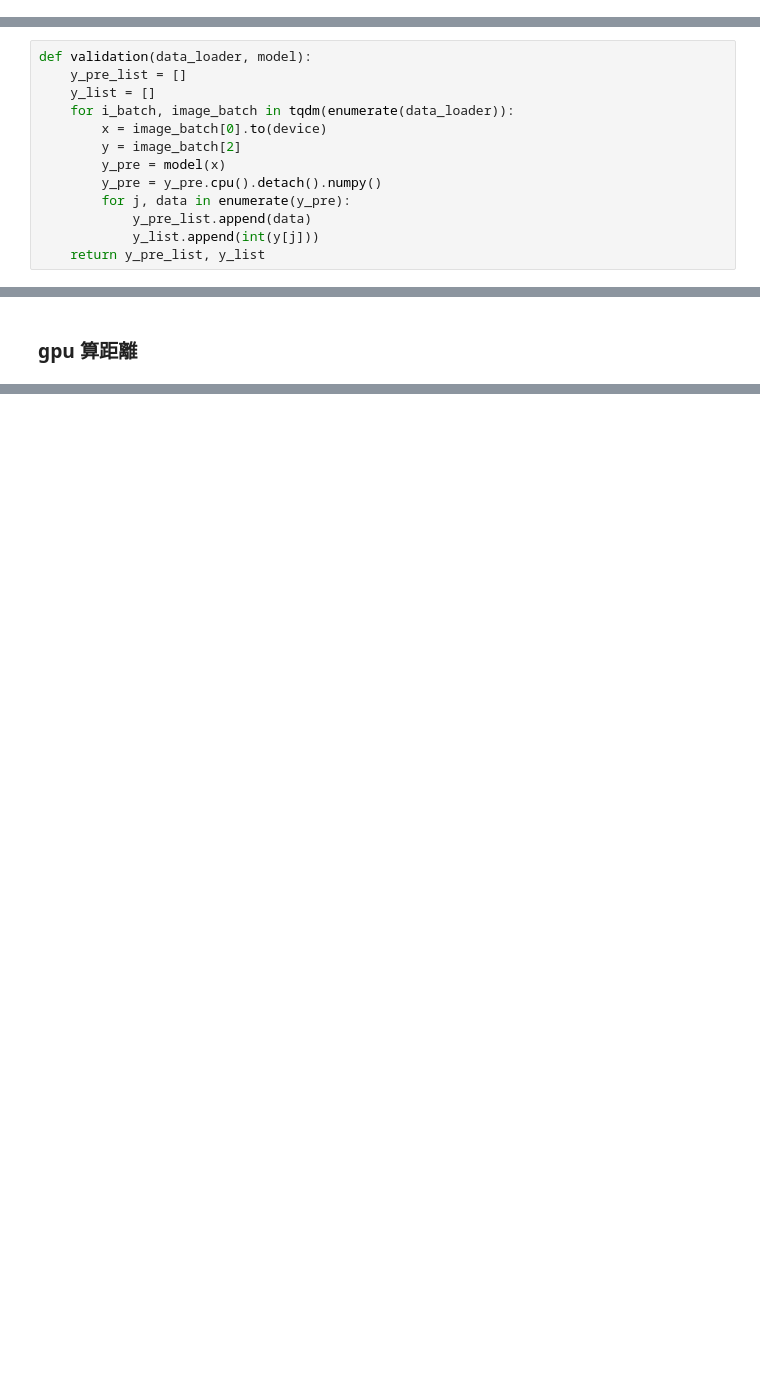
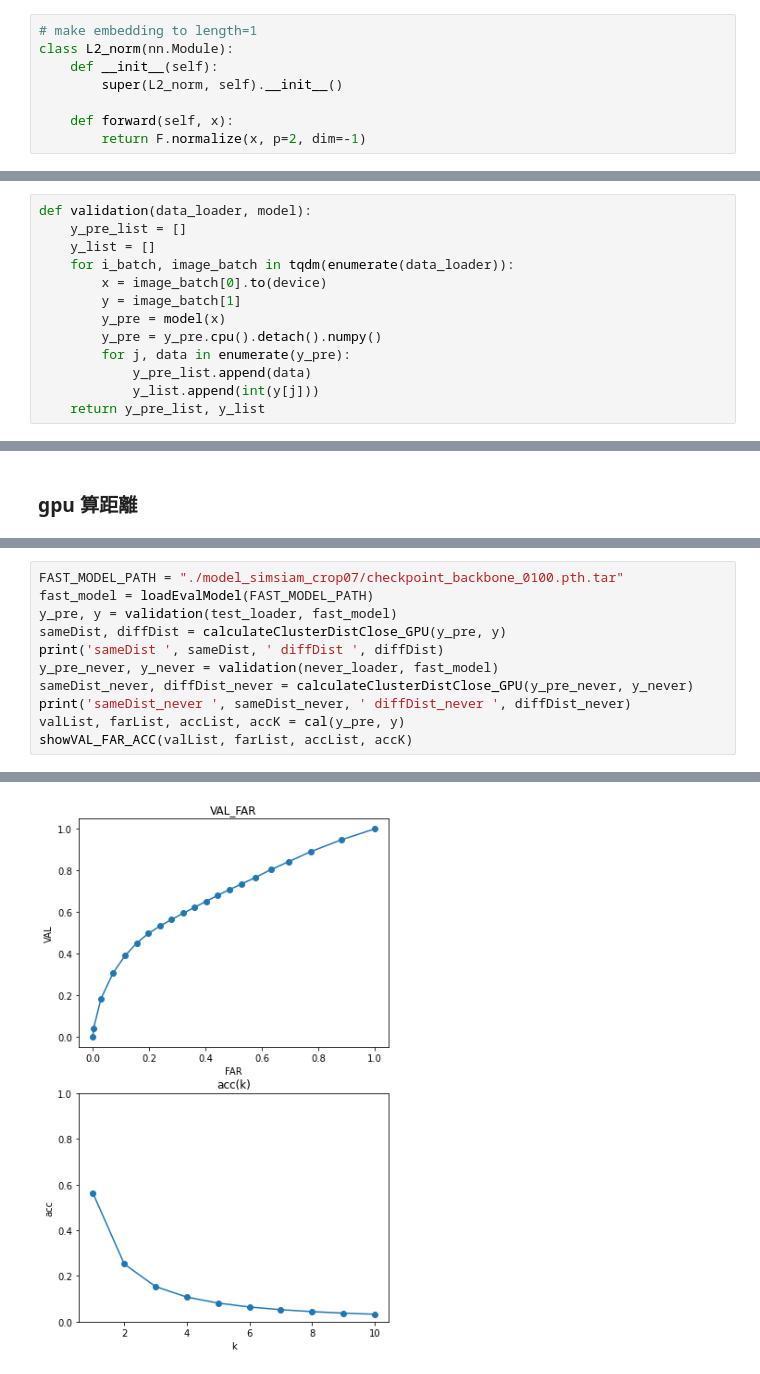
Before and after one commit to a07458666/simsiamfacenet, a Jupyter notebook: evaluationFeatureVertor.ipynb, the cells around one changed output, grey strips where cells are left out. Saved outputs shown, nothing was run; the diff lists cells and outputs as text; blank space fills up the shorter version.

```diff
--- a/evaluationFeatureVertor.ipynb
+++ b/evaluationFeatureVertor.ipynb
@@ -156,0 +155,8 @@ InceptionResnetV1(
+# %%
+# make embedding to length=1
+class L2_norm(nn.Module):
+    def __init__(self):
+        super(L2_norm, self).__init__()
+
+    def forward(self, x):
+        return F.normalize(x, p=2, dim=-1)
@@ -178,7 +211,7 @@ def validation(data_loader, model):
     y_list = []
     for i_batch, image_batch in tqdm(enumerate(data_loader)):
         x = image_batch[0].to(device)
-        y = image_batch[2]
+        y = image_batch[1]
         y_pre = model(x)
         y_pre = y_pre.cpu().detach().numpy()
         for j, data in enumerate(y_pre):
@@ -376,0 +511,12 @@ NameError: name 'y_pre' is not defined
+# %%
+FAST_MODEL_PATH = "./model_simsiam_crop07/checkpoint_backbone_0100.pth.tar"
+fast_model = loadEvalModel(FAST_MODEL_PATH)
+y_pre, y = validation(test_loader, fast_model)
+sameDist, diffDist = calculateClusterDistClose_GPU(y_pre, y)
+print('sameDist ', sameDist, ' diffDist ', diffDist)
+y_pre_never, y_never = validation(never_loader, fast_model)
+sameDist_never, diffDist_never = calculateClusterDistClose_GPU(y_pre_never, y_never)
+print('sameDist_never ', sameDist_never, ' diffDist_never ', diffDist_never)
+valList, farList, accList, accK = cal(y_pre, y)
+showVAL_FAR_ACC(valList, farList, accList, accK)
+# %% [output]
@@ -376,0 +525 @@ NameError: name 'y_pre' is not defined
+[figure, added]
```
Also changed, not shown: parts of 21 cells of this notebook.
